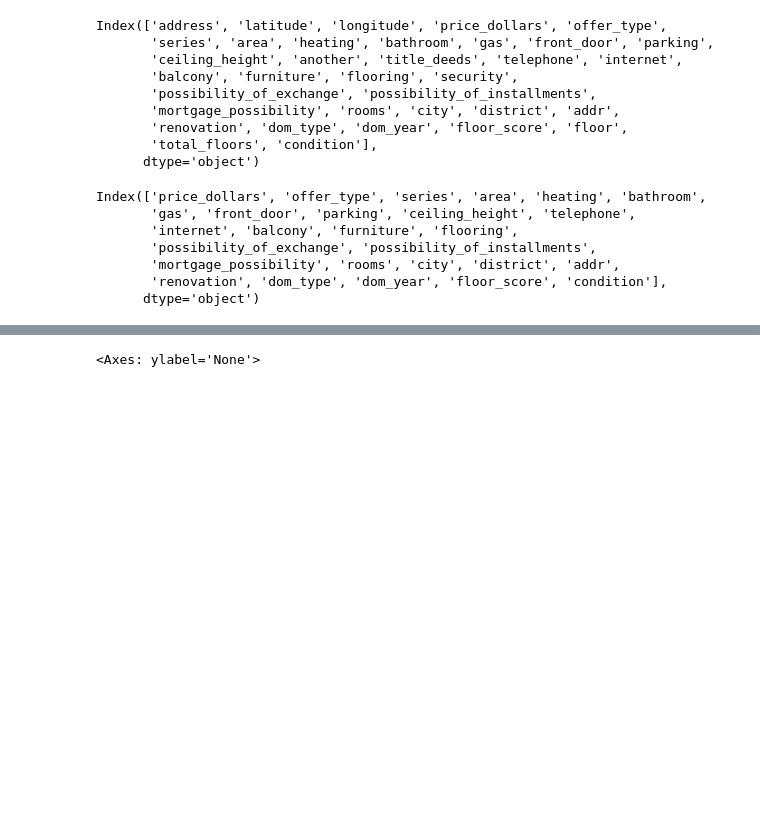
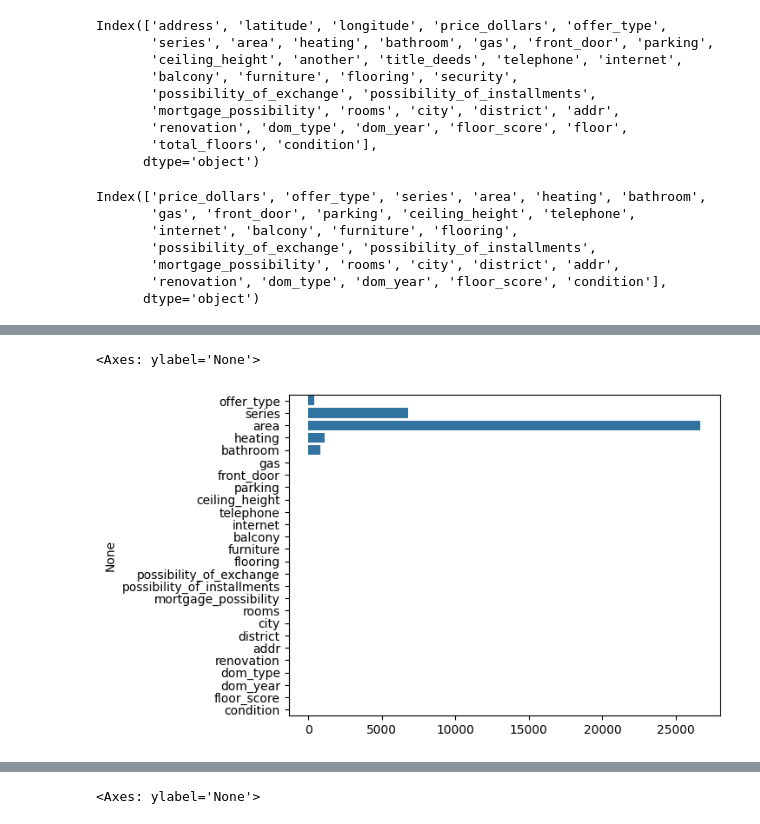
Before and after one commit to awesic/House_KG_Parsing, a Jupyter notebook: house_kg_project.ipynb, the cells around one changed output, grey strips where cells are left out. Saved outputs shown, nothing was run; the diff lists cells and outputs as text; code cells hidden in the pictures; blank space fills up the shorter version.

```diff
--- a/house_kg_project.ipynb
+++ b/house_kg_project.ipynb
@@ -631,5 +708,9 @@ Index(['price_dollars', 'offer_type', 'series', 'area', 'heating', 'bathroom',
 # %%
 X = test_df.drop('price_dollars', axis=1)
 y = test_df['price_dollars']
+# %%
+nonan_df = df_cleaned2.dropna()
+X = nonan_df.drop('price_dollars', axis=1)
+y = nonan_df['price_dollars']
 # %%
 X_train, X_test, y_train, y_test = train_test_split(X, y, test_size=0.2, random_state=42)
@@ -636,6 +737,6 @@ X_train, X_test, y_train, y_test = train_test_split(X, y, test_size=0.2, random_
 # %%
 numeric_features = X.select_dtypes([np.number]).columns
-categorical = X.dtypes[test_df.dtypes == "object"].index.tolist()
+categorical = X.dtypes[nonan_df.dtypes == "object"].index.tolist()
 # %%
 # Преобразования для категориальных и числовых признаков
 preprocessor = ColumnTransformer(
@@ -647,7 +748,7 @@ preprocessor = ColumnTransformer(
 # %%
 model_pipeline = Pipeline(steps=[
     ('preprocessor', preprocessor),
-    ('model', SGDRegressor(random_state=42))  # Модель (Random Forest)
+    ('model', Lasso(random_state=42))  # Модель (Random Forest)
 ])
 # %%
 model_pipeline.fit(X_train, y_train)
@@ -662,2 +763,10 @@ mean_squared_error(y_test, y_pred)
 # %%
 sgd_model = model_pipeline.named_steps['model']
+# %%
+lasso_model = model_pipeline.named_steps['model']  # 'model' is the name of the step
+coefficients = lasso_model.coef_
+# %%
+sns.barplot(x=coefficients.squeeze(), y=X.columns)
+# %% [output]
+<Axes: ylabel='None'>
+[figure, added]
```
Also changed, not shown: parts of 15 cells of this notebook.
